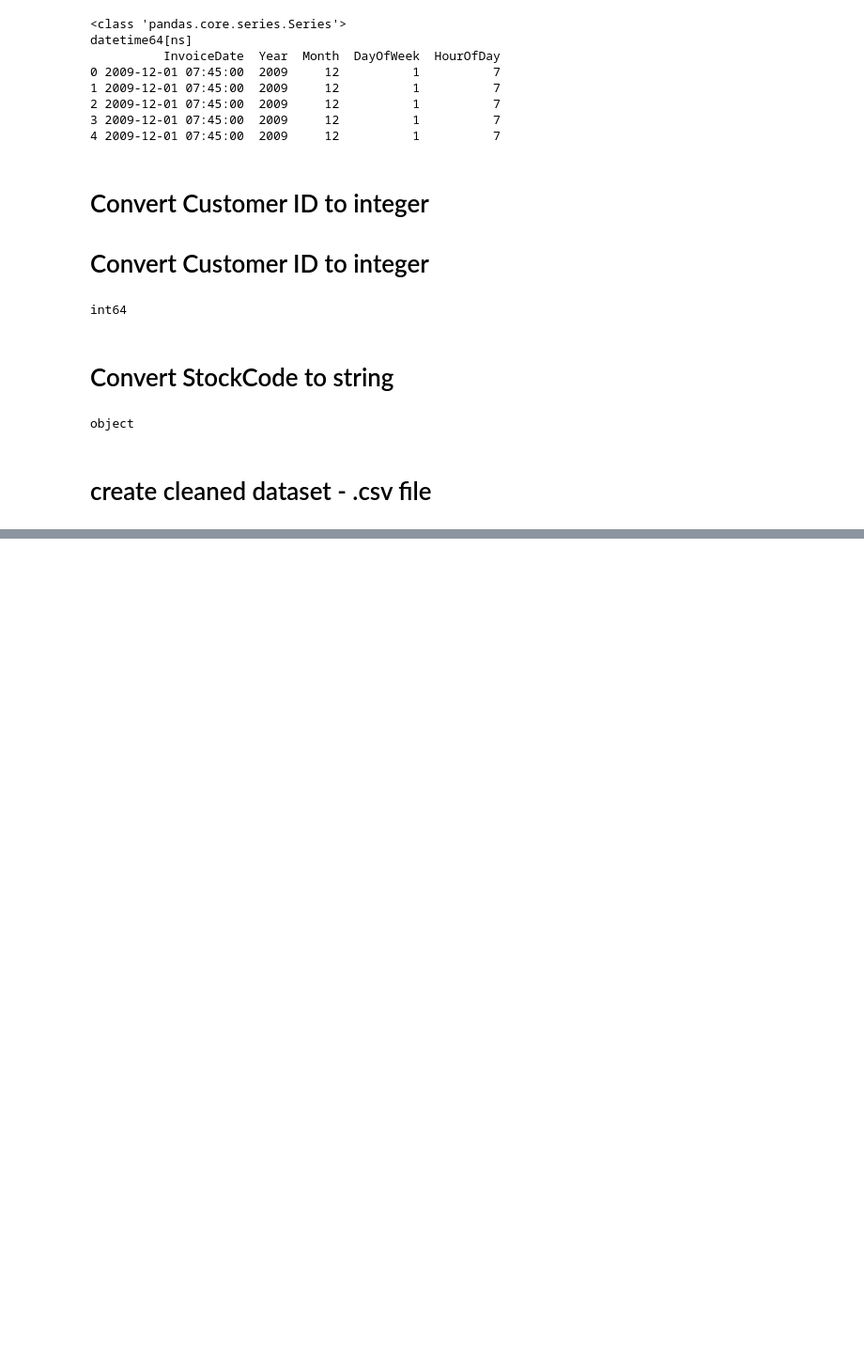
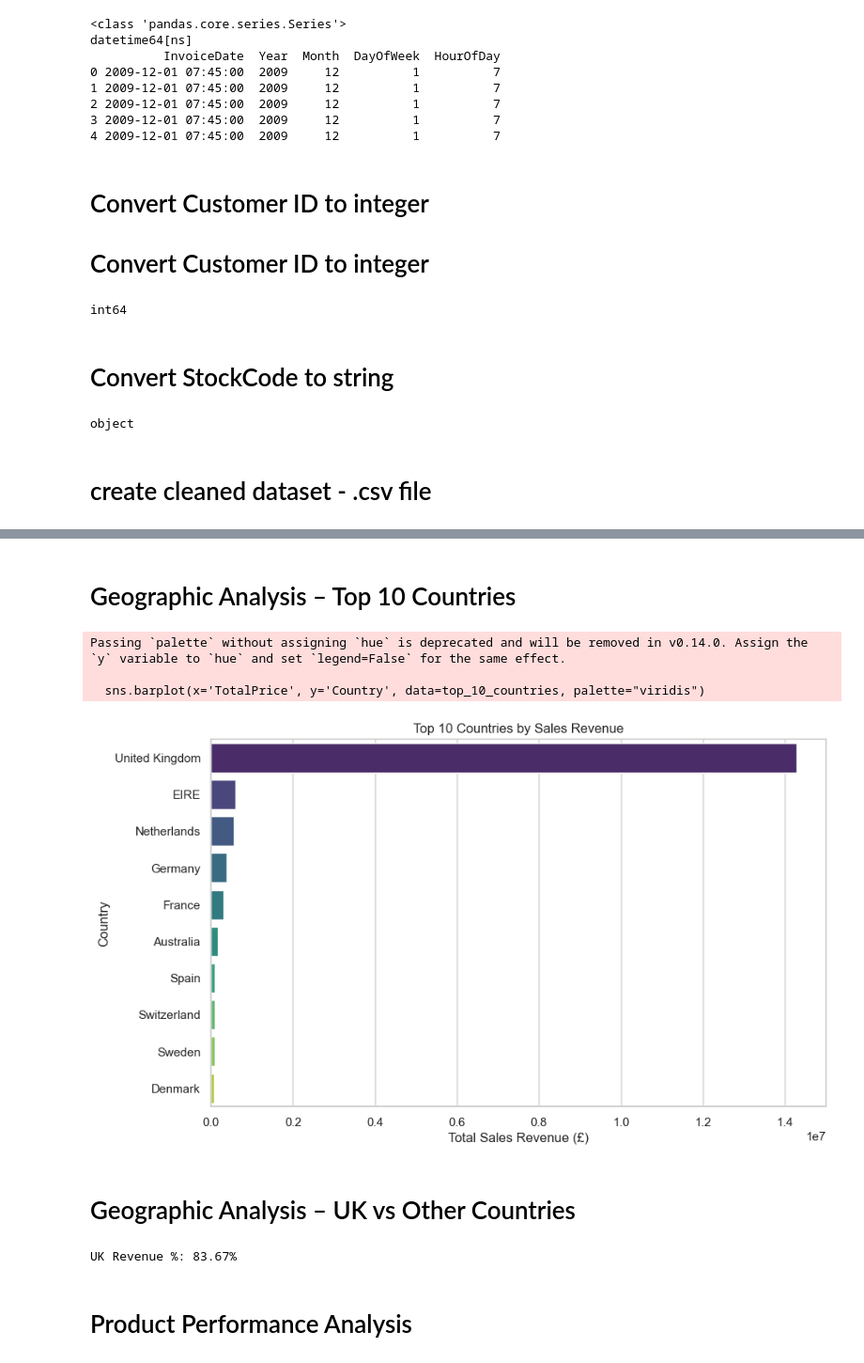
Before and after one commit to ShenSingh/StrategicGrowthAnalysis-UniqueGiftsLtd, a Jupyter notebook: notebooks/retail_analysis.ipynb, the cells around one changed output, grey strips where cells are left out. Shown: that part at 94% size. Cells and saved outputs as stored; diff of their text form; code cells hidden in the pictures; blank space fills up the shorter version.

```diff
--- a/notebooks/retail_analysis.ipynb
+++ b/notebooks/retail_analysis.ipynb
@@ -272,0 +405,30 @@ df.to_csv('../data/cleaned-dataset.csv', index=False)
+# %% [markdown]
+# Geographic Analysis – Top 10 Countries
+# %%
+country_sales = df.groupby('Country')['TotalPrice'].sum().sort_values(ascending=False).reset_index()
+
+# Top 10
+top_10_countries = country_sales.head(10)
+
+# Plot
+sns.barplot(x='TotalPrice', y='Country', data=top_10_countries, palette="viridis")
+plt.title("Top 10 Countries by Sales Revenue")
+plt.xlabel("Total Sales Revenue (£)")
+plt.ylabel("Country")
+plt.show()
+# %% [output]
+Passing `palette` without assigning `hue` is deprecated and will be removed in v0.14.0. Assign the `y` variable to `hue` and set `legend=False` for the same effect.
+
+  sns.barplot(x='TotalPrice', y='Country', data=top_10_countries, palette="viridis")
+[figure, added]
+# %% [markdown]
+# Geographic Analysis – UK vs Other Countries
+# %%
+uk_revenue = df[df['Country'] == 'United Kingdom']['TotalPrice'].sum()
+total_revenue = df['TotalPrice'].sum()
+uk_percentage = (uk_revenue / total_revenue) * 100
+print(f"UK Revenue %: {uk_percentage:.2f}%")
+# %% [output]
+UK Revenue %: 83.67%
+# %% [markdown]
+# Product Performance Analysis
```
Also changed, not shown: parts of 11 cells of this notebook, 1 other file.
